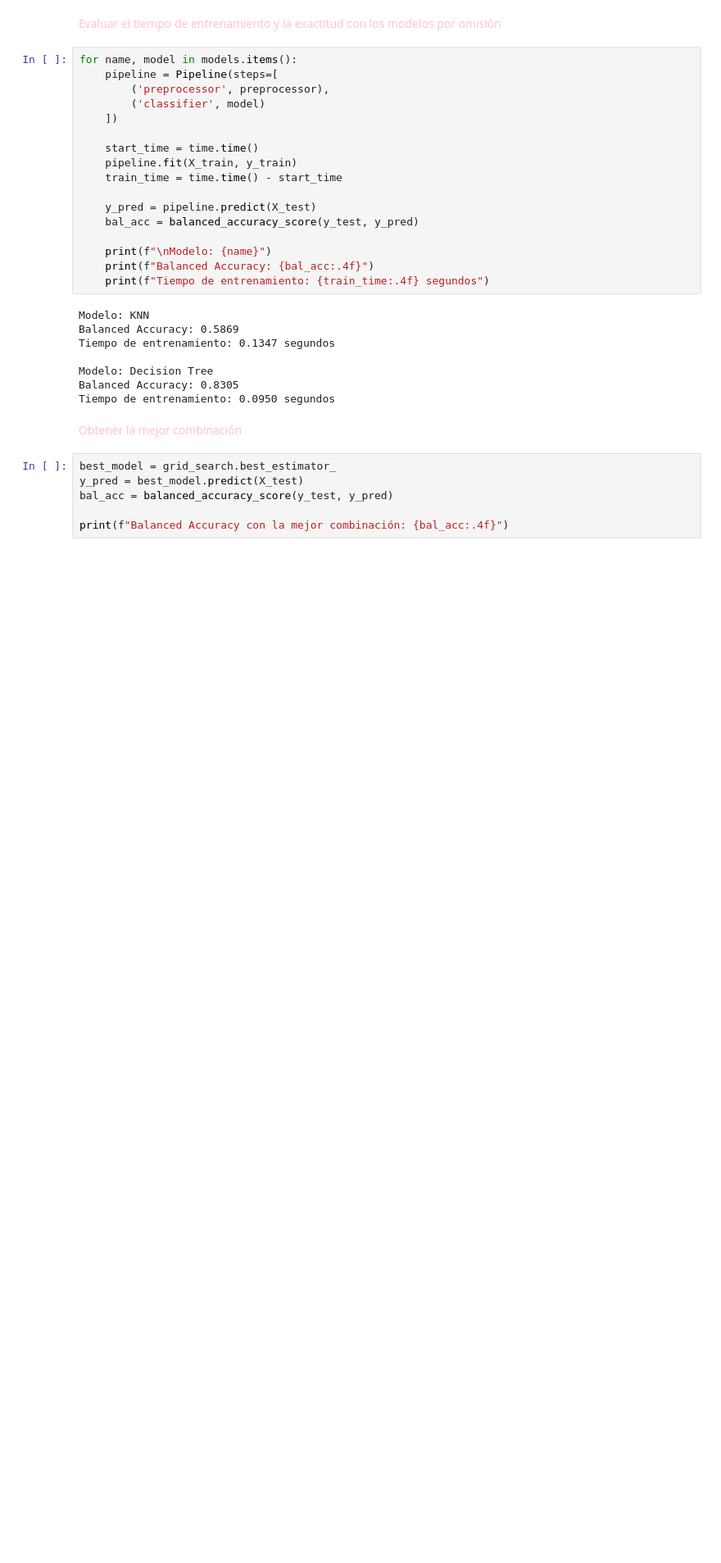
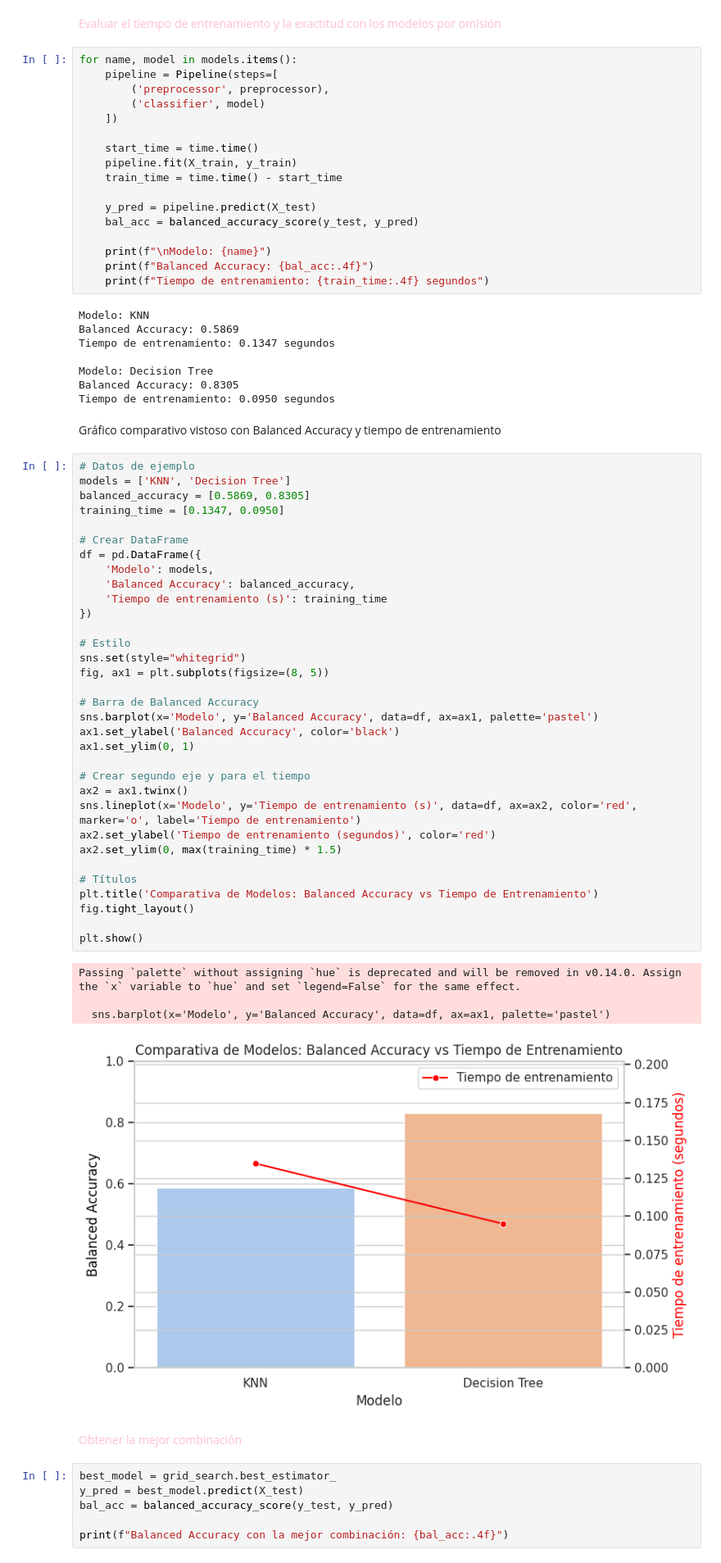
Before and after one commit to mariarobledano/Grupo29_Practica1, a Jupyter notebook: notebooks/EDA.ipynb, the cells around one changed output. Shown at 82% size. Cells and saved outputs as stored; diff of their text form; blank space fills up the shorter version.

Commit message:
Implement model evaluation improvements and refine accuracy metrics

```diff
--- a/notebooks/EDA.ipynb
+++ b/notebooks/EDA.ipynb
@@ -562,6 +562,46 @@ Tiempo de entrenamiento: 0.1347 segundos
 Modelo: Decision Tree
 Balanced Accuracy: 0.8305
 Tiempo de entrenamiento: 0.0950 segundos
+# %% [markdown]
+Gráfico comparativo vistoso con Balanced Accuracy y tiempo de entrenamiento
+# %%
+# Datos de ejemplo
+models = ['KNN', 'Decision Tree']
+balanced_accuracy = [0.5869, 0.8305]
+training_time = [0.1347, 0.0950]
+
+# Crear DataFrame
+df = pd.DataFrame({
+    'Modelo': models,
+    'Balanced Accuracy': balanced_accuracy,
+    'Tiempo de entrenamiento (s)': training_time
+})
+
+# Estilo
+sns.set(style="whitegrid")
+fig, ax1 = plt.subplots(figsize=(8, 5))
+
+# Barra de Balanced Accuracy
+sns.barplot(x='Modelo', y='Balanced Accuracy', data=df, ax=ax1, palette='pastel')
+ax1.set_ylabel('Balanced Accuracy', color='black')
+ax1.set_ylim(0, 1)
+
+# Crear segundo eje y para el tiempo
+ax2 = ax1.twinx()
+sns.lineplot(x='Modelo', y='Tiempo de entrenamiento (s)', data=df, ax=ax2, color='red', marker='o', label='Tiempo de entrenamiento')
+ax2.set_ylabel('Tiempo de entrenamiento (segundos)', color='red')
+ax2.set_ylim(0, max(training_time) * 1.5)
+
+# Títulos
+plt.title('Comparativa de Modelos: Balanced Accuracy vs Tiempo de Entrenamiento')
+fig.tight_layout()
+
+plt.show()
+# %% [output]
+Passing `palette` without assigning `hue` is deprecated and will be removed in v0.14.0. Assign the `x` variable to `hue` and set `legend=False` for the same effect.
+
+  sns.barplot(x='Modelo', y='Balanced Accuracy', data=df, ax=ax1, palette='pastel')
+[figure, added]
 # %% [markdown]
 <span style= "color:pink">Obtener la mejor combinación</span>
 # %%
```
Also changed, not shown: parts of 1 cell of this notebook.
